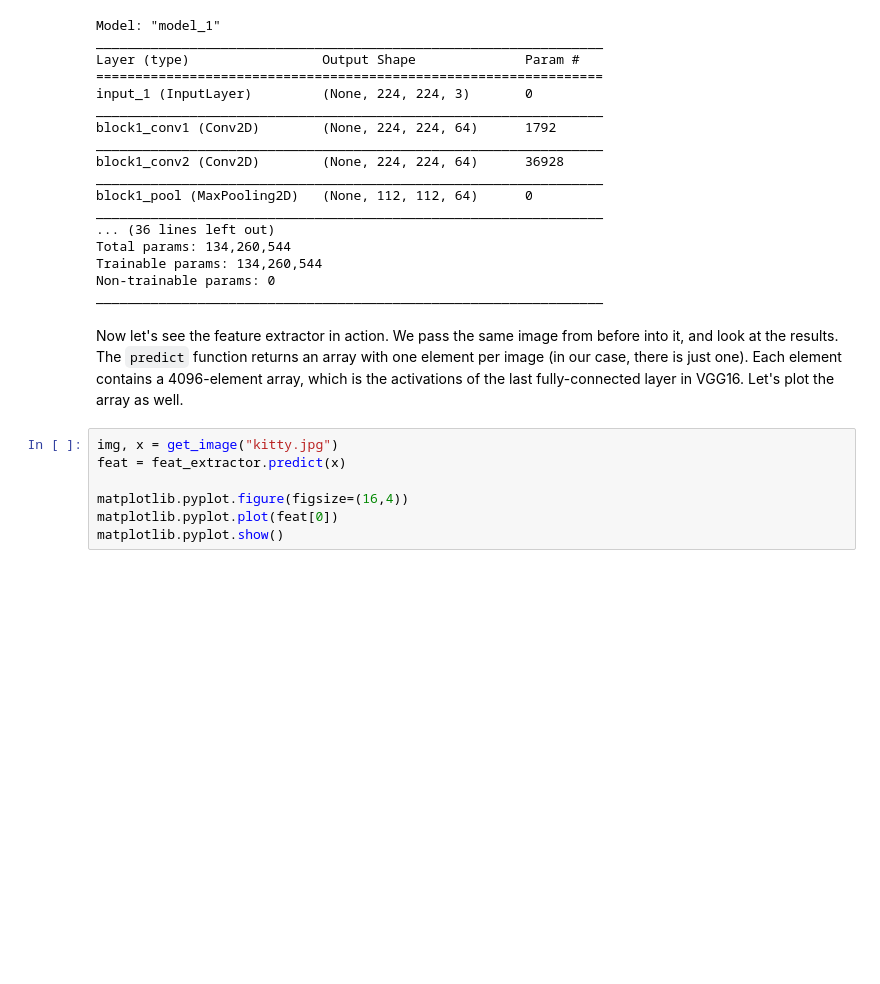
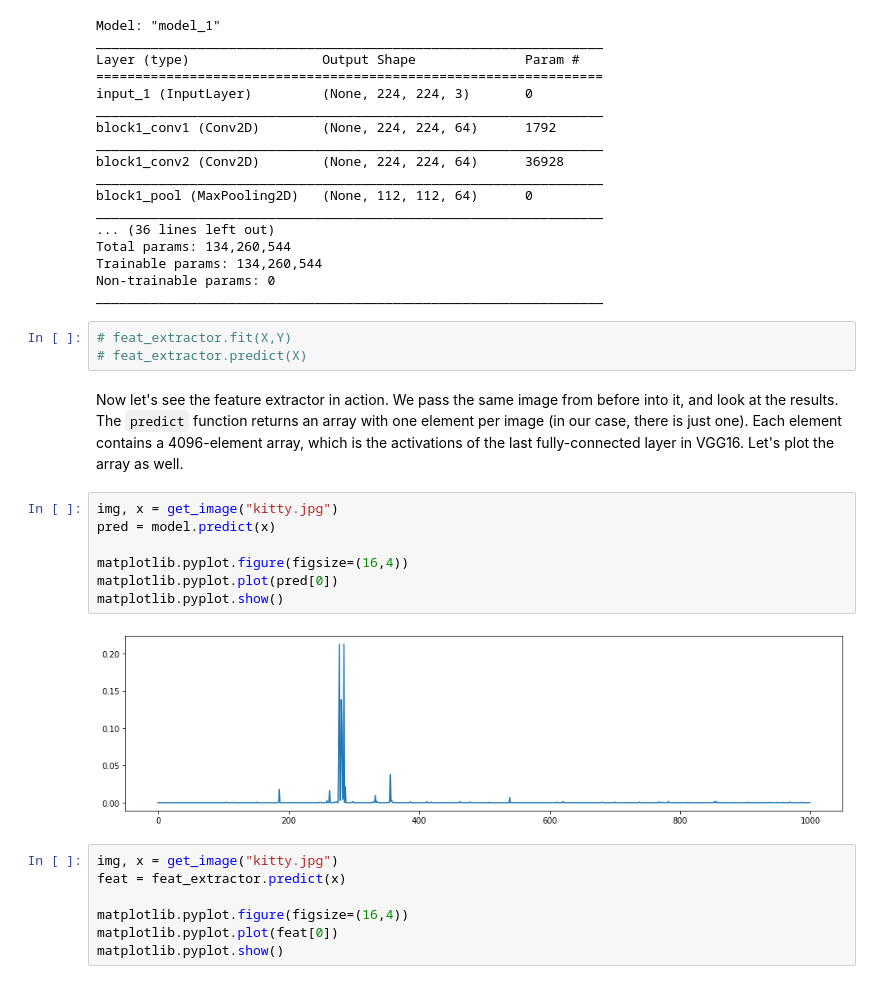
Before and after one commit to previtus/cci_exploring_machine_intelligence, a Jupyter notebook: week03_convolutional-nns/ml03_cnn_image_search.ipynb, the cells around one changed output. Drawn from its saved outputs; the diff is of its cells as text; blank space fills up the shorter version.

Commit message:
Update ml03_cnn_image_search.ipynb
in class update (few comments)

```diff
--- a/week03_convolutional-nns/ml03_cnn_image_search.ipynb
+++ b/week03_convolutional-nns/ml03_cnn_image_search.ipynb
@@ -130,8 +153,20 @@ Total params: 134,260,544
 Trainable params: 134,260,544
 Non-trainable params: 0
 _________________________________________________________________
+# %%
+# feat_extractor.fit(X,Y)
+# feat_extractor.predict(X)
 # %% [markdown]
 Now let's see the feature extractor in action. We pass the same image from before into it, and look at the results. The `predict` function returns an array with one element per image (in our case, there is just one). Each element contains a 4096-element array, which is the activations of the last fully-connected layer in VGG16. Let's plot the array as well.
+# %%
+img, x = get_image("kitty.jpg")
+pred = model.predict(x)
+
+matplotlib.pyplot.figure(figsize=(16,4))
+matplotlib.pyplot.plot(pred[0])
+matplotlib.pyplot.show()
+# %% [output]
+[figure, added]
 # %%
 img, x = get_image("kitty.jpg")
 feat = feat_extractor.predict(x)
```
Also changed, not shown: parts of 9 cells of this notebook.
